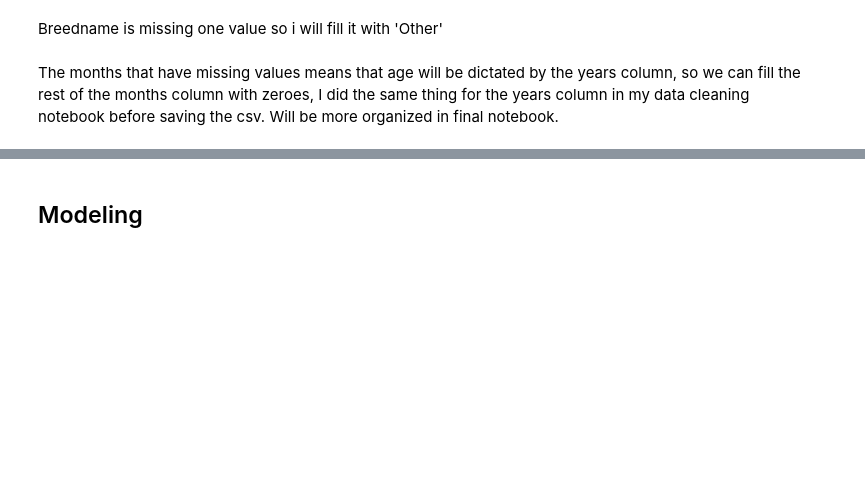
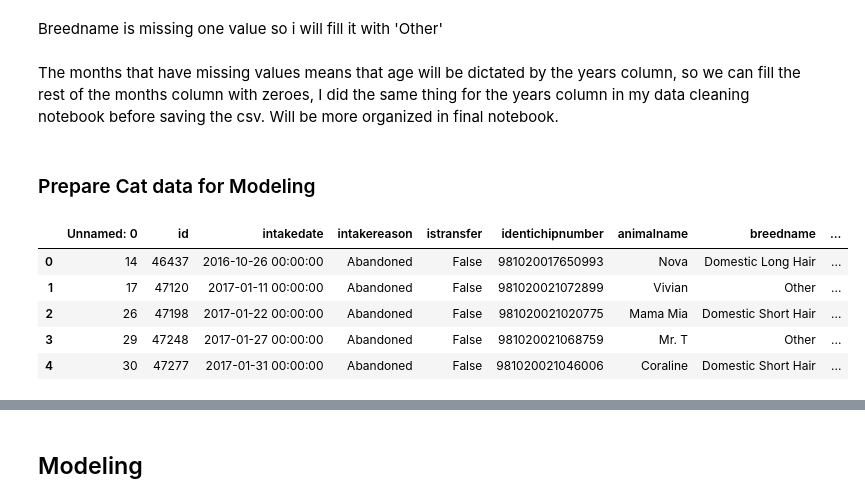
Before and after one commit to wharr1203/BloomingtonPetAdoption, a Jupyter notebook: Main Notebook.ipynb, the cells around one changed output, grey strips where cells are left out. Cells and saved outputs as stored; diff of their text form; code cells hidden in the pictures; blank space fills up the shorter version.

```diff
--- a/Main Notebook.ipynb
+++ b/Main Notebook.ipynb
@@ -142,3 +144,14 @@ dog_model_data['breedname'] = dog_model_data['breedname'].fillna('Other')
 The months that have missing values means that age will be dictated by the years column, so we can fill the rest of the months column with zeroes, I did the same thing for the years column in my data cleaning notebook before saving the csv. Will be more organized in final notebook.
 # %%
 dog_model_data['age(months)'] = dog_model_data['age(months)'].fillna(0)
+# %% [markdown]
+### Prepare Cat data for Modeling
+# %%
+cat_df.head()
+# %% [output]
+|  | Unnamed: 0 | id | intakedate | intakereason | istransfer | identichipnumber | animalname | breedname | ... |
+| 0 | 14 | 46437 | 2016-10-26 00:00:00 | Abandoned | False | 981020017650993 | Nova | Domestic Long Hair | ... |
+| 1 | 17 | 47120 | 2017-01-11 00:00:00 | Abandoned | False | 981020021072899 | Vivian | Other | ... |
+| 2 | 26 | 47198 | 2017-01-22 00:00:00 | Abandoned | False | 981020021020775 | Mama Mia | Domestic Short Hair | ... |
+| 3 | 29 | 47248 | 2017-01-27 00:00:00 | Abandoned | False | 981020021068759 | Mr. T | Other | ... |
+| 4 | 30 | 47277 | 2017-01-31 00:00:00 | Abandoned | False | 981020021046006 | Coraline | Domestic Short Hair | ... |
```
Also changed, not shown: parts of 26 cells of this notebook.
